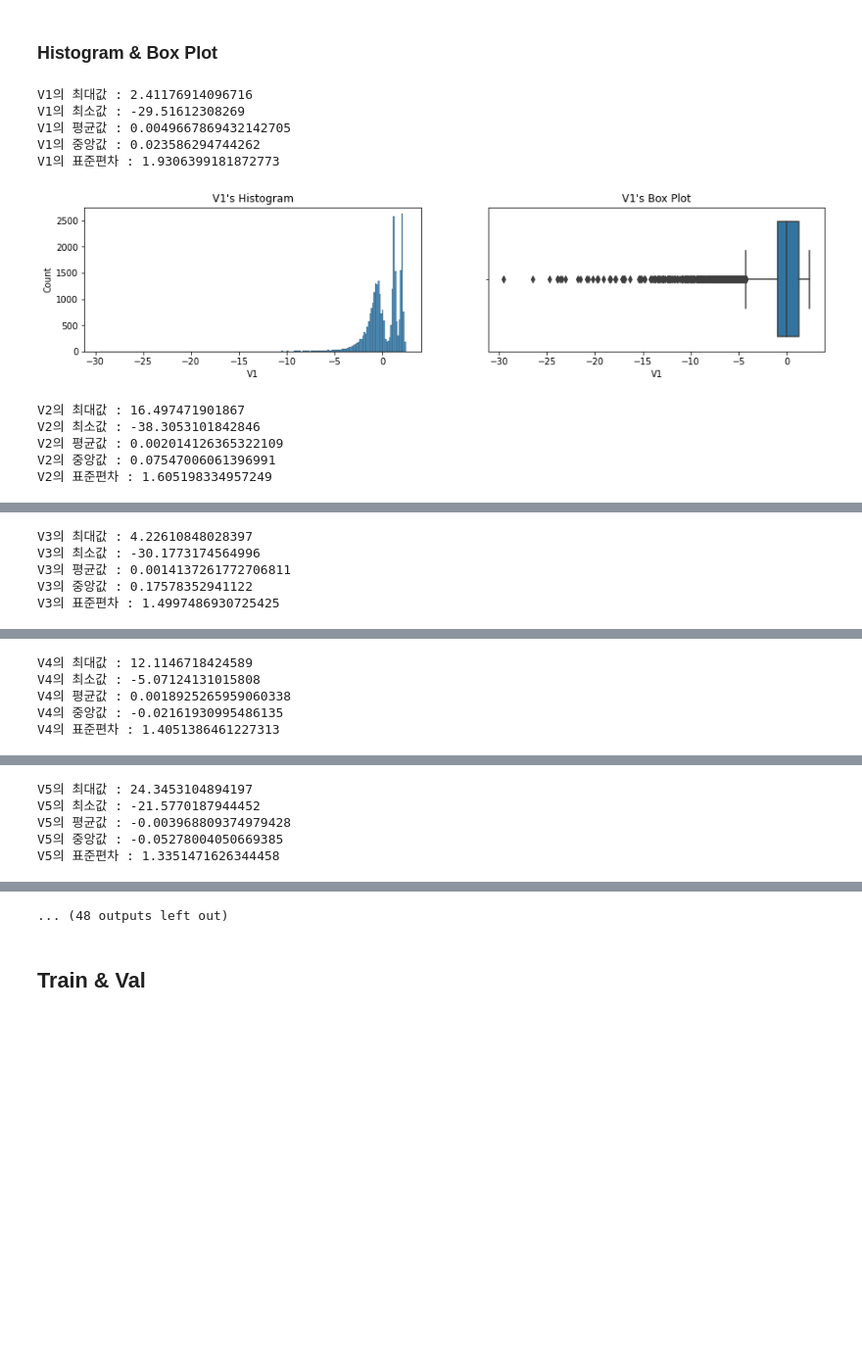
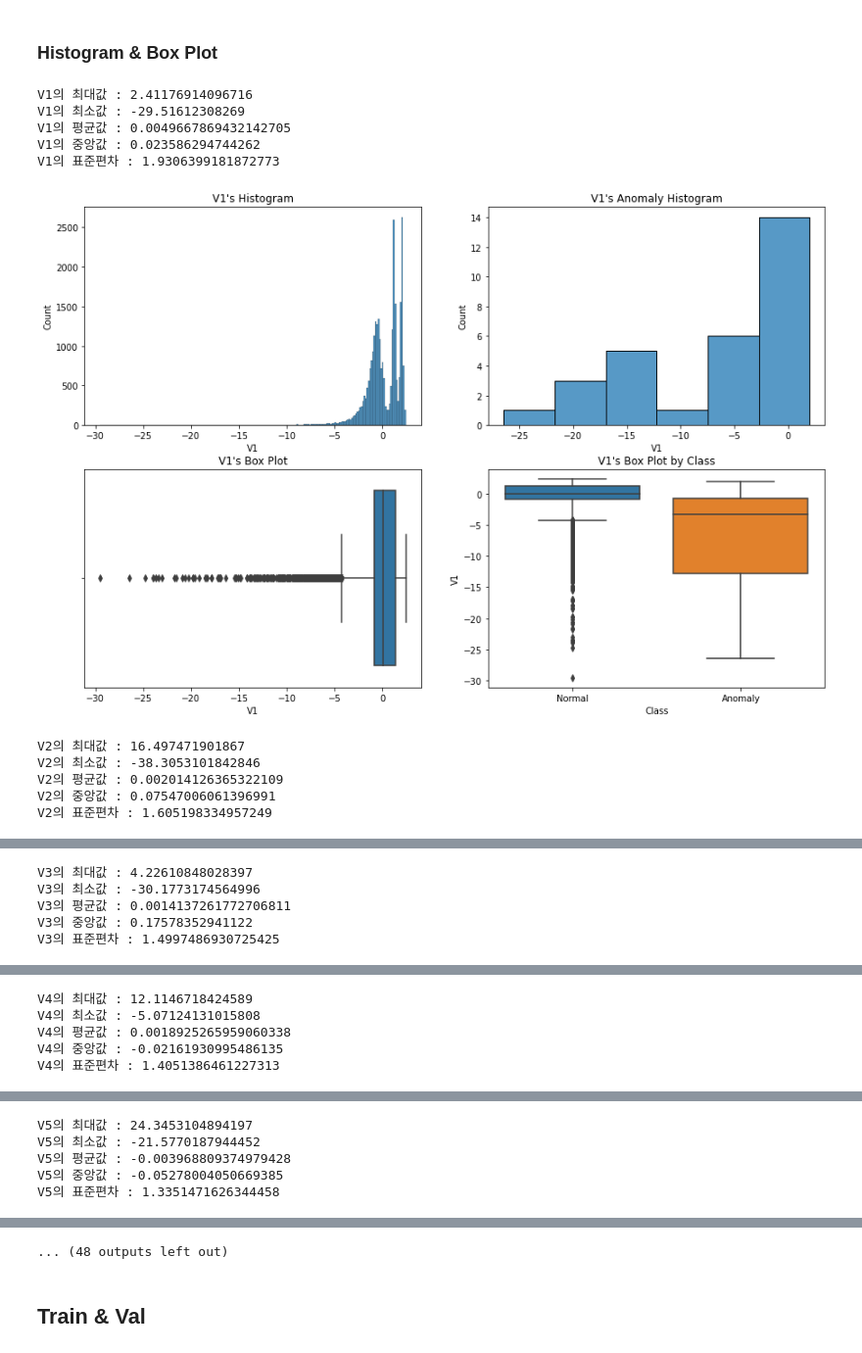
Before and after one commit to namwootree/Dacrew-4th, a Jupyter notebook: [번외편]_EDA.ipynb, the cells around one changed output, grey strips where cells are left out. Shown at 98% size. Drawn from its saved outputs; the diff is of its cells as text; code cells hidden in the pictures; blank space fills up the shorter version.

```diff
--- a/[번외편]_EDA.ipynb
+++ b/[번외편]_EDA.ipynb
@@ -120,7 +120,7 @@ Name: Class, dtype: int64
 # %% [markdown]
 # EDA
 # %%
-def print_statistics(data, col):
+def print_statistics_1(data, col):
 
   max = data[col].max()
   min = data[col].min()
@@ -149,6 +181,32 @@ def EDA_Data_Set(data, drop_columns):
     ax[1].set_title(f"{col}'s Box Plot")
 
     plt.show()
+# %%
+def EDA_Data_Set_2(data, drop_columns):
+
+  for col in data.drop(columns=drop_columns).columns:
+
+    if col == 'Class':
+
+      break
+
+    print_statistics_1(data, col)
+
+    fig, ax = plt.subplots(nrows=2, ncols=2, figsize=(15, 10))
+
+    sns.histplot(data=data, x=col, ax=ax[0, 0])
+    ax[0, 0].set_title(f"{col}'s Histogram")
+
+    sns.histplot(data=val.loc[data['Class']=='Anomaly'], x=col, ax=ax[0, 1])
+    ax[0, 1].set_title(f"{col}'s Anomaly Histogram")
+
+    sns.boxplot(data=data, x=col, ax=ax[1, 0])
+    ax[1, 0].set_title(f"{col}'s Box Plot")
+
+    sns.boxplot(data=data, x='Class', y=col, ax=ax[1, 1])
+    ax[1, 1].set_title(f"{col}'s Box Plot by Class")
+
+    plt.show()
 # %%
 def Heat_Map(data, drop_columns, data_name):
 
@@ -315,14 +373,14 @@ scatter_plot(data=val, x='V5', y='V29', hue='Class')
 # %% [markdown]
 ### Histogram & Box Plot
 # %%
-EDA_Data_Set(data=val, drop_columns=['ID', 'Class'])
+EDA_Data_Set_2(data=val, drop_columns=['ID'])
 # %% [output]
 V1의 최대값 : 2.41176914096716
 V1의 최소값 : -29.51612308269
 V1의 평균값 : 0.0049667869432142705
 V1의 중앙값 : 0.023586294744262
 V1의 표준편차 : 1.9306399181872773
-[figure, old version]
+[figure, new version]
 V2의 최대값 : 16.497471901867
 V2의 최소값 : -38.3053101842846
 V2의 평균값 : 0.002014126365322109
```
Also changed, not shown: parts of 9 cells of this notebook.
